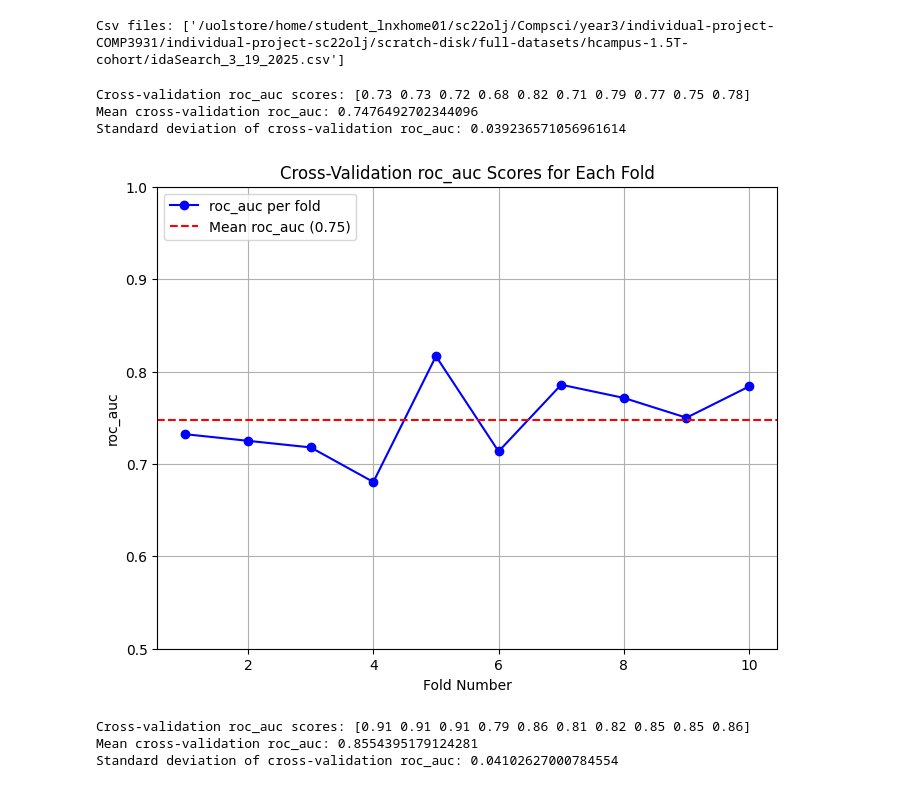
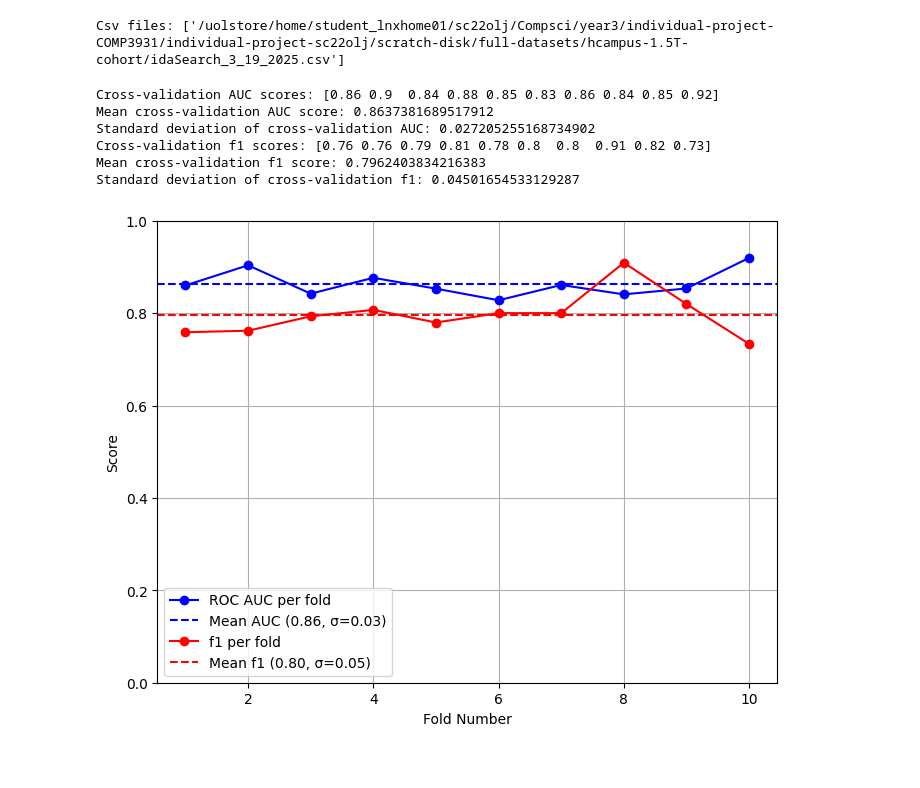
Before and after one commit to oscarlloydjohn/lloyd-john-MIUA-2025, a Jupyter notebook: gbdt-scores_experiments.ipynb, the cells around one changed output. Drawn from its saved outputs; the diff is of its cells as text; code cells hidden in the pictures.

Commit message:
Add cv metrics for plotting

```diff
--- a/gbdt-scores_experiments.ipynb
+++ b/gbdt-scores_experiments.ipynb
@@ -28,52 +28,42 @@ labels = np.array([dataset[index]['research_group'] for index in range(len(datas
 
 scores = np.array([dataset[index]['scores'] for index in range(len(dataset.subject_list))])
 # %%
-scoring = 'roc_auc'
-
 with parallel_backend('threading', n_jobs=8):
 
-    model = HistGradientBoostingClassifier(learning_rate=0.0001, max_iter=4, max_leaf_nodes=4, l2_regularization=4.0, min_samples_leaf=150, max_depth=2, class_weight='balanced', scoring=scoring)
+    model = RandomForestClassifier(n_estimators=200, max_depth=2,  max_features='sqrt', class_weight='balanced', bootstrap=True, oob_score=True)
 
-    # Need to implement k fold with non-leakage datasets, there could be leakage here if single_img_per_subject is not selected
     cv = StratifiedKFold(n_splits=10, shuffle=True)
 
-    cv_scores = cross_val_score(model, scores, labels, cv=cv, scoring=scoring)
+    auc_scores = cross_val_score(model, scores, labels, cv=cv, scoring='roc_auc')
+    f1_scores = cross_val_score(model, scores, labels, cv=cv, scoring='f1')
 
-    print(f'Cross-validation {scoring} scores: {cv_scores}')
-    print(f'Mean cross-validation {scoring}: {np.mean(cv_scores)}')
-    print(f'Standard deviation of cross-validation {scoring}: {np.std(cv_scores)}')
+    print(f'Cross-validation AUC scores: {auc_scores}')
+    print(f'Mean cross-validation AUC score: {np.mean(auc_scores)}')
+    print(f'Standard deviation of cross-validation AUC: {np.std(auc_scores)}')
+    print(f'Cross-validation f1 scores: {f1_scores}')
+    print(f'Mean cross-validation f1 score: {np.mean(f1_scores)}')
+    print(f'Standard deviation of cross-validation f1: {np.std(f1_scores)}')
 # %% [output]
-Cross-validation roc_auc scores: [0.73 0.73 0.72 0.68 0.82 0.71 0.79 0.77 0.75 0.78]
-Mean cross-validation roc_auc: 0.7476492702344096
-Standard deviation of cross-validation roc_auc: 0.039236571056961614
+Cross-validation AUC scores: [0.86 0.9  0.84 0.88 0.85 0.83 0.86 0.84 0.85 0.92]
+Mean cross-validation AUC score: 0.8637381689517912
+Standard deviation of cross-validation AUC: 0.027205255168734902
+Cross-validation f1 scores: [0.76 0.76 0.79 0.81 0.78 0.8  0.8  0.91 0.82 0.73]
+Mean cross-validation f1 score: 0.7962403834216383
+Standard deviation of cross-validation f1: 0.04501654533129287
 # %%
+
 plt.figure(figsize=(8, 6))
-plt.plot(range(1, len(cv_scores) + 1), cv_scores, marker='o', color='b', linestyle='-', label=f'{scoring} per fold')
-plt.axhline(y=np.mean(cv_scores), color='r', linestyle='--', label=f'Mean {scoring} ({np.mean(cv_scores):.2f})')
-plt.title(f'Cross-Validation {scoring} Scores for Each Fold')
+plt.plot(range(1, len(auc_scores) + 1), auc_scores, marker='o', color='b', linestyle='-', label=f'ROC AUC per fold')
+plt.axhline(y=np.mean(auc_scores), color='b', linestyle='--', label=f'Mean AUC ({np.mean(auc_scores):.2f}, σ={np.std(auc_scores):.2f})')
+plt.plot(range(1, len(f1_scores) + 1), f1_scores, marker='o', color='r', linestyle='-', label=f'f1 per fold')
+plt.axhline(y=np.mean(f1_scores), color='r', linestyle='--', label=f'Mean f1 ({np.mean(f1_scores):.2f}, σ={np.std(f1_scores):.2f})')
 plt.xlabel('Fold Number')
-plt.ylabel(f'{scoring}')
-plt.ylim(0.5,1)
-plt.legend(loc='upper left')
+plt.ylabel(f'Score')
+plt.ylim(0,1)
+plt.legend(loc='lower left')
 plt.grid(True)
 plt.show()
+
+np.savez('/uolstore/home/student_lnxhome01/sc22olj/Compsci/year3/individual-project-COMP3931/individual-project-sc22olj/scores_cv.npz', auc_scores=auc_scores, f1_scores=f1_scores)
 # %% [output]
-[figure, old version]
+[figure, new version]
-# %%
-scoring = 'roc_auc'
-
-with parallel_backend('threading', n_jobs=8):
-
-    model = RandomForestClassifier(n_estimators=200, max_depth=2,  max_features='sqrt', class_weight='balanced', bootstrap=True, oob_score=True)
-
-    cv = StratifiedKFold(n_splits=10, shuffle=True)
-
-    cv_scores = cross_val_score(model, scores, labels, cv=cv, scoring=scoring)
-
-    print(f'Cross-validation {scoring} scores: {cv_scores}')
-    print(f'Mean cross-validation {scoring}: {np.mean(cv_scores)}')
-    print(f'Standard deviation of cross-validation {scoring}: {np.std(cv_scores)}')
-# %% [output]
-Cross-validation roc_auc scores: [0.91 0.91 0.91 0.79 0.86 0.81 0.82 0.85 0.85 0.86]
-Mean cross-validation roc_auc: 0.8554395179124281
-Standard deviation of cross-validation roc_auc: 0.04102627000784554
```
Also changed, not shown: parts of 2 cells of this notebook, 3 other files.
